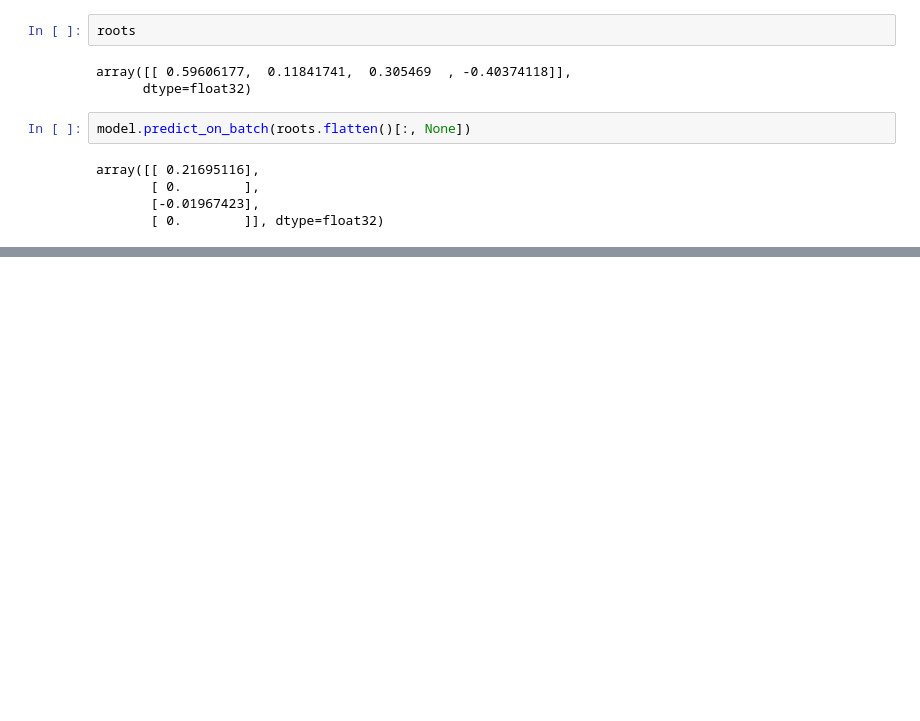
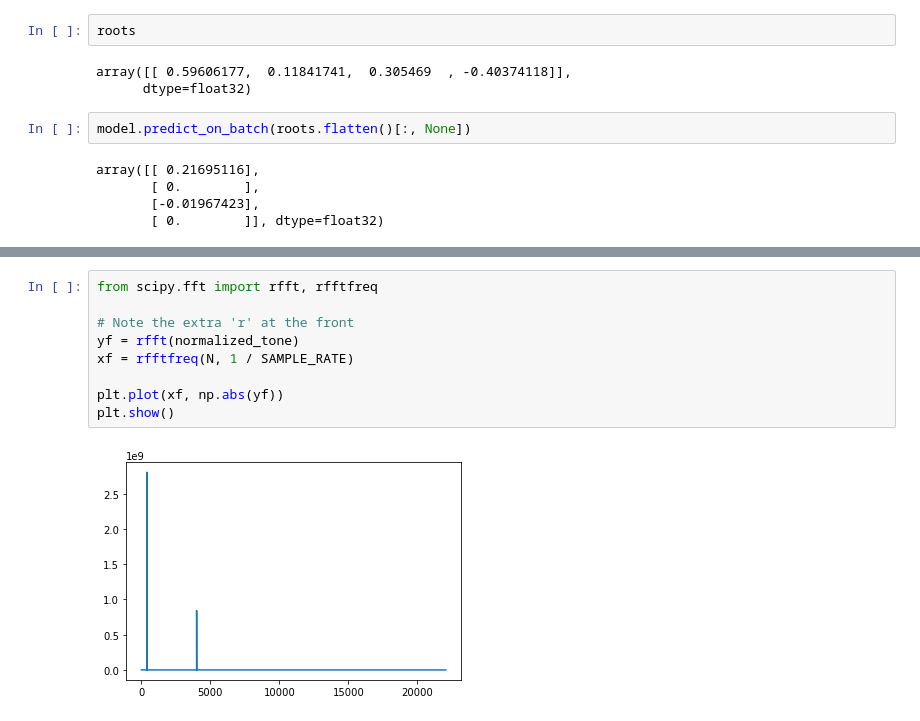
Before and after one commit to majkee15/credit_collections_rl, a Jupyter notebook: analysis_snipetz/DQNasLinearSpline.ipynb, the cells around one changed output, grey strips where cells are left out. Cells and saved outputs as stored; diff of their text form; blank space fills up the shorter version.

```diff
--- a/analysis_snipetz/DQNasLinearSpline.ipynb
+++ b/analysis_snipetz/DQNasLinearSpline.ipynb
@@ -103,0 +175,11 @@ array([[ 0.21695116],
+# %%
+from scipy.fft import rfft, rfftfreq
+
+# Note the extra 'r' at the front
+yf = rfft(normalized_tone)
+xf = rfftfreq(N, 1 / SAMPLE_RATE)
+
+plt.plot(xf, np.abs(yf))
+plt.show()
+# %% [output]
+[figure, added]
```
Also changed, not shown: parts of 10 cells of this notebook, 27 other files.
